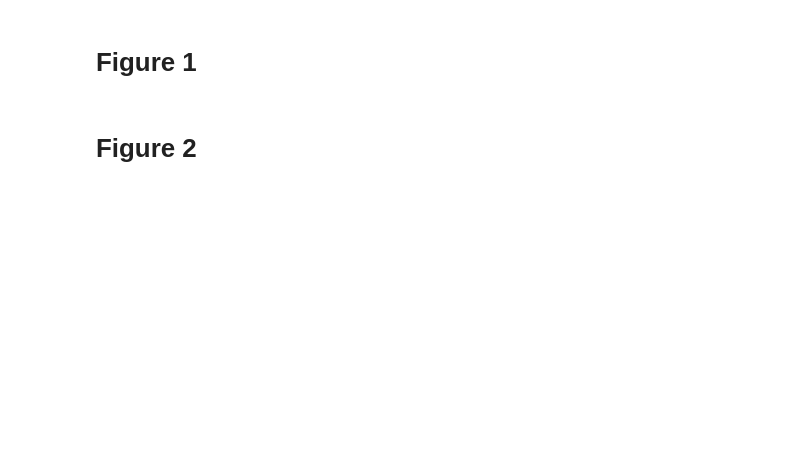
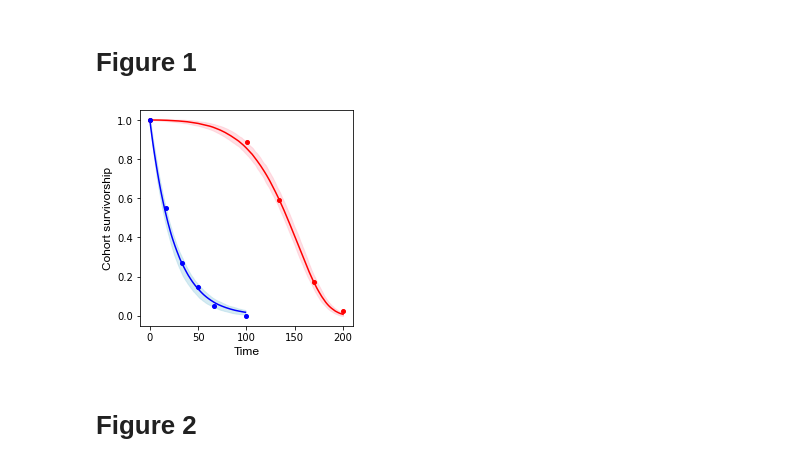
Before and after one commit to stifwo/advantageous-aging, a Jupyter notebook: PNAS_notebook.ipynb, the cells around one changed output. Saved outputs shown, nothing was run; the diff lists cells and outputs as text; code cells hidden in the pictures; blank space fills up the shorter version.

Commit message:
Add additional functions to get clean code for figures 1, 2 and 3

```diff
--- a/PNAS_notebook.ipynb
+++ b/PNAS_notebook.ipynb
@@ -43,3 +36,31 @@ plot_fig_1(t_m_captivity, t_m_wild, t_m_hyp_wt, captivity_population, wild_popul
+# %%
+captivity_population, wild_population, hyp_wt_population = get_cohort_model_data(
+        t_m_captivity=t_m_captivity,
+        t_m_wild=t_m_wild,
+        t_m_hyp_wt=t_m_hyp_wt,
+        number_of_individuals=number_of_individuals,
+        alpha=alpha,
+        kappa=kappa,
+        epsilon=epsilon,
+        hazard_rate_wild_type=hazard_rate_wild_type, # 0.03855/(1 - epsilon) #TODO: Vise hvordan 0.03855 ble funnet
+        number_of_repetitions=number_of_repetitions)
+# %%
+mean_captivity, std_captivity = get_mean_and_std(captivity_population)
+mean_wild, _ = get_mean_and_std(wild_population)
+mean_hyp_wt, std_hyp_wt = get_mean_and_std(hyp_wt_population)
+# %%
+figures.plot_fig_1(
+    t_m_captivity=t_m_captivity,
+    t_m_wild=t_m_wild,
+    t_m_hyp_wt=t_m_hyp_wt,
+    mean_captivity=mean_captivity,
+    std_captivity=std_captivity,
+    mean_wild=mean_wild,
+    mean_hyp_wt=mean_hyp_wt,
+    std_hyp_wt=std_hyp_wt
+)
+# %% [output]
+[figure, added]
 # %% [markdown]
 # Figure 2
 # %%
```
Also changed, not shown: parts of 22 cells of this notebook, 3 other files.
